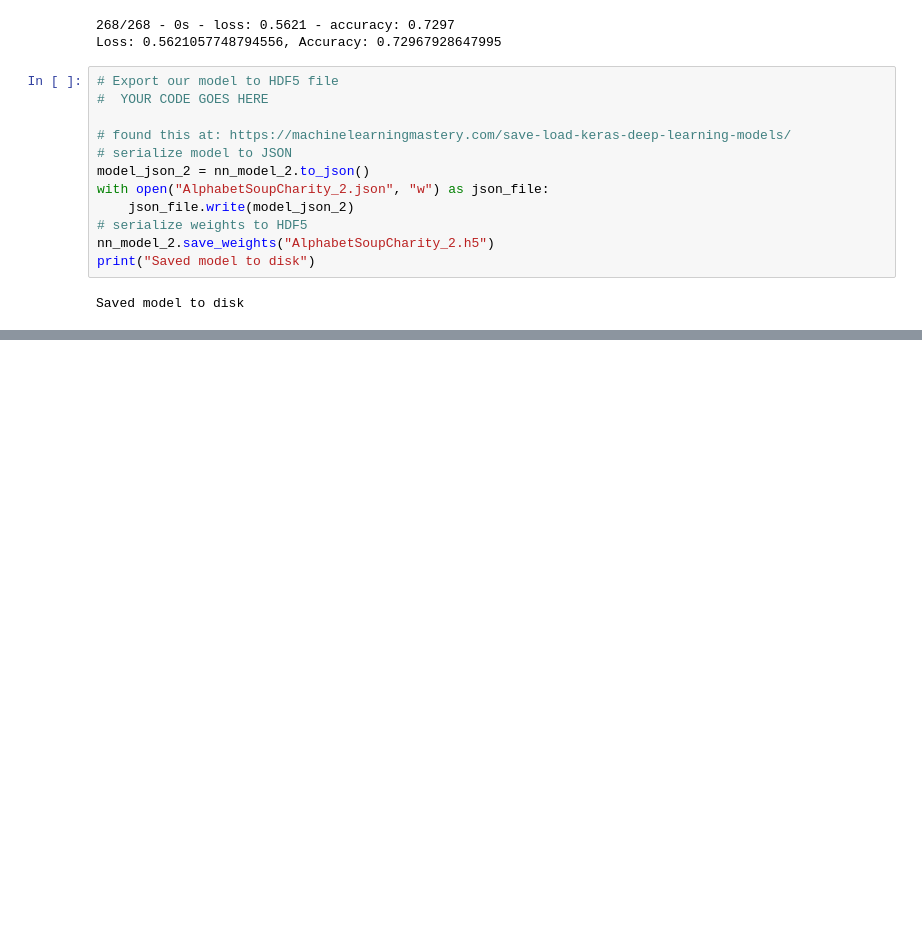
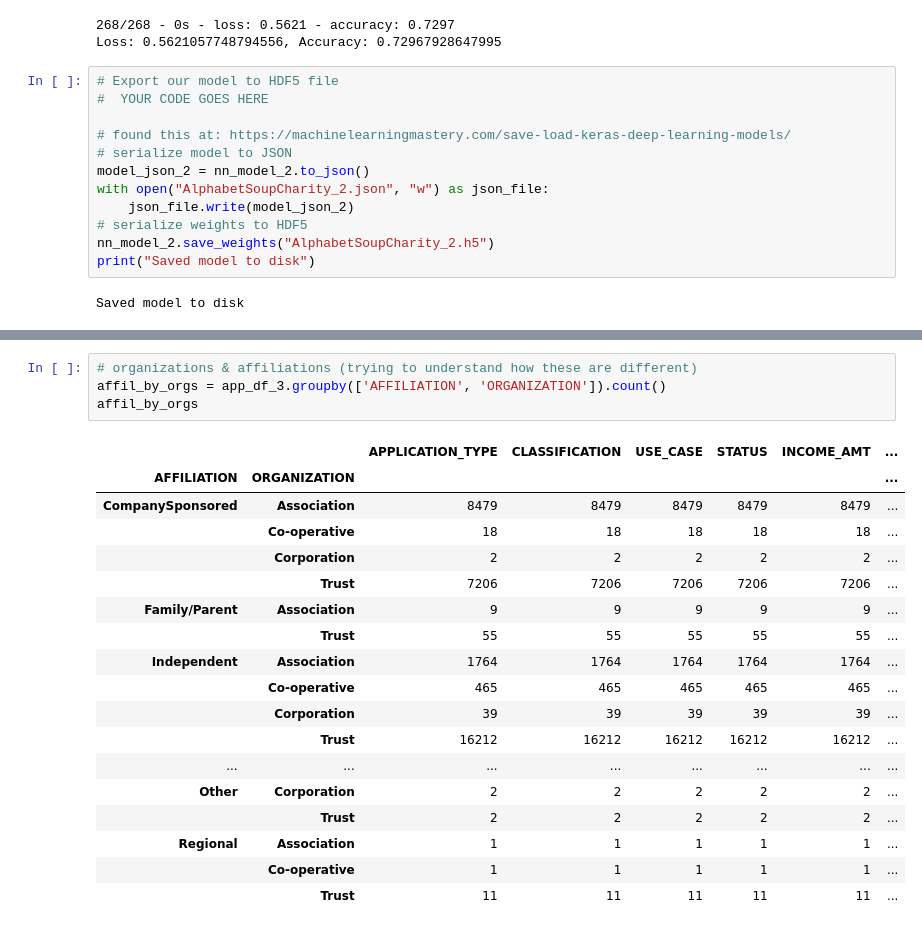
Before and after one commit to juliemcbaker/alphabet_optimization, a Jupyter notebook: AlphabetSoupCharity_Optimization.ipynb, the cells around one changed output, grey strips where cells are left out. Drawn from its saved outputs; the diff is of its cells as text; blank space fills up the shorter version.

```diff
--- a/AlphabetSoupCharity_Optimization.ipynb
+++ b/AlphabetSoupCharity_Optimization.ipynb
@@ -488,0 +612,23 @@ Adding a 3rd hidden layer did not help the model
+# %%
+# organizations & affiliations (trying to understand how these are different)
+affil_by_orgs = app_df_3.groupby(['AFFILIATION', 'ORGANIZATION']).count()
+affil_by_orgs
+# %% [output]
+|  |  | APPLICATION_TYPE | CLASSIFICATION | USE_CASE | STATUS | INCOME_AMT | ... |
+| AFFILIATION | ORGANIZATION |  |  |  |  |  | ... |
+| CompanySponsored | Association | 8479 | 8479 | 8479 | 8479 | 8479 | ... |
+|  | Co-operative | 18 | 18 | 18 | 18 | 18 | ... |
+|  | Corporation | 2 | 2 | 2 | 2 | 2 | ... |
+|  | Trust | 7206 | 7206 | 7206 | 7206 | 7206 | ... |
+| Family/Parent | Association | 9 | 9 | 9 | 9 | 9 | ... |
+|  | Trust | 55 | 55 | 55 | 55 | 55 | ... |
+| Independent | Association | 1764 | 1764 | 1764 | 1764 | 1764 | ... |
+|  | Co-operative | 465 | 465 | 465 | 465 | 465 | ... |
+|  | Corporation | 39 | 39 | 39 | 39 | 39 | ... |
+|  | Trust | 16212 | 16212 | 16212 | 16212 | 16212 | ... |
+| ... | ... | ... | ... | ... | ... | ... | ... |
+| Other | Corporation | 2 | 2 | 2 | 2 | 2 | ... |
+|  | Trust | 2 | 2 | 2 | 2 | 2 | ... |
+| Regional | Association | 1 | 1 | 1 | 1 | 1 | ... |
+|  | Co-operative | 1 | 1 | 1 | 1 | 1 | ... |
+|  | Trust | 11 | 11 | 11 | 11 | 11 | ... |
```
Also changed, not shown: parts of 19 cells of this notebook.
